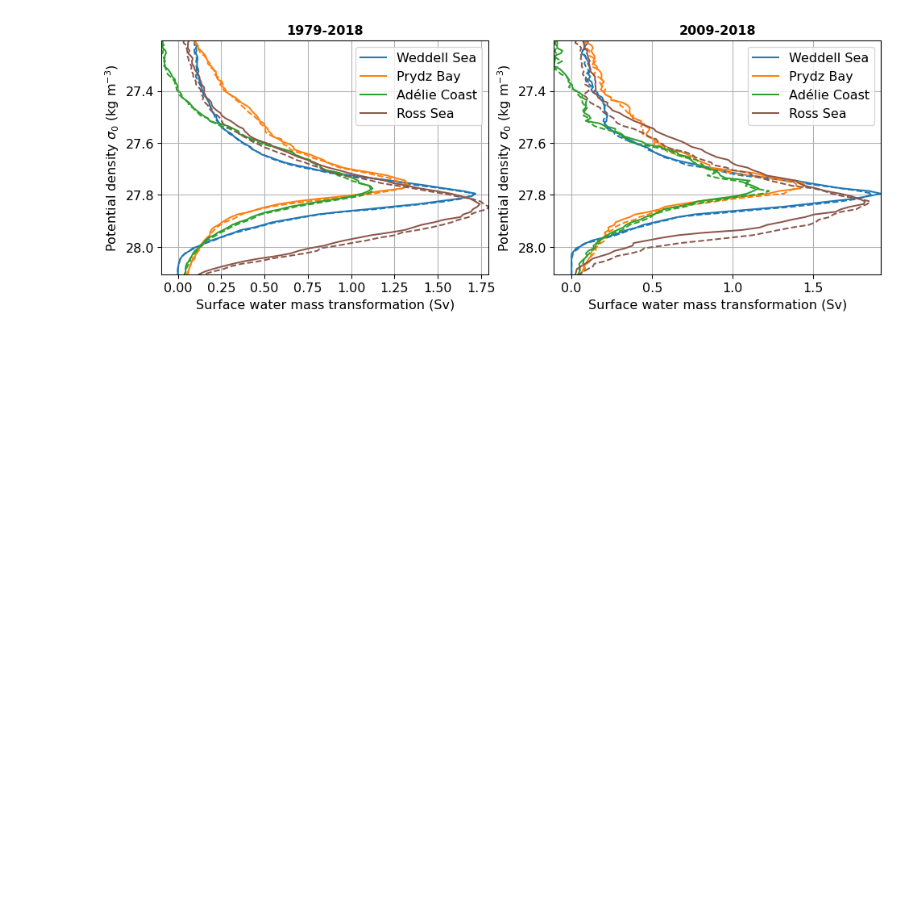
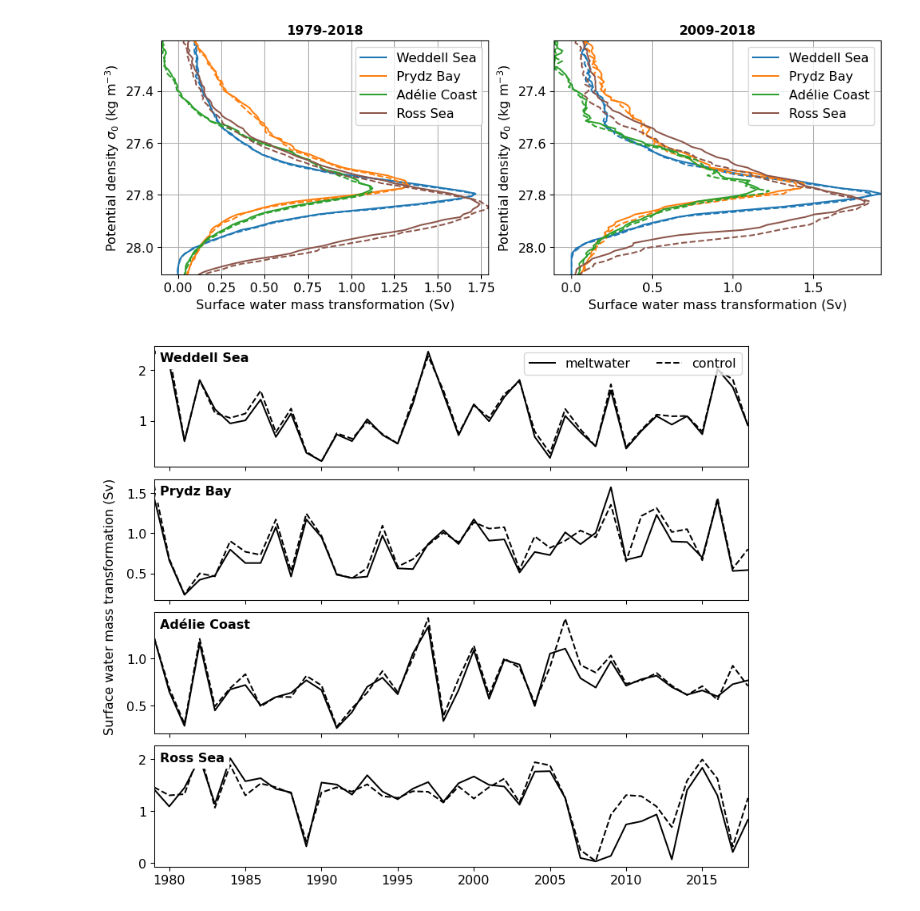
Before and after one commit to adele-morrison/IAF-meltwater, a Jupyter notebook: notebooks/SWMT_plots.ipynb, the cells around one changed output. Cells and saved outputs as stored; diff of their text form; code cells hidden in the pictures; blank space fills up the shorter version.

Commit message:
first time series of SWMT

```diff
--- a/notebooks/SWMT_plots.ipynb
+++ b/notebooks/SWMT_plots.ipynb
@@ -211,3 +229,12 @@ SWMT_ctrl_DSW = SWMT_ctrl_heat_DSW + SWMT_ctrl_salt_DSW
+# %%
+SWMT_DSW_yr = SWMT_DSW.sel(
+    isopycnal_bins=SWMT_DSW_sig0_bin.rename({'area': 'AREA'}).drop('AREA'),
+    area=xr.DataArray(DSW_region['name'], dims='AREA'),
+    method='nearest').rename({'AREA': 'area'}).assign_coords(area=SWMT_DSW.area).transpose()
+SWMT_ctrl_DSW_yr = SWMT_ctrl_DSW.sel(
+    isopycnal_bins=SWMT_DSW_sig0_bin.rename({'area': 'AREA'}).drop('AREA'),
+    area=xr.DataArray(DSW_region['name'], dims='AREA'),
+    method='nearest').rename({'AREA': 'area'}).assign_coords(area=SWMT_DSW.area).transpose()
 # %% [markdown]
 ## Plots
 # %%
@@ -449,3 +476,30 @@ plt.title('2009-2018', fontweight='bold')
 plt.show()
 # %% [output]
 [figure]
+# %%
+fig = plt.figure(figsize=(10, 9))
+plt.subplots_adjust(hspace=0.1)
+
+for a, area_text in enumerate(DSW_region['name']):
+    plt.subplot(4, 1, a+1)
+    plt.plot(SWMT_DSW_yr.time, SWMT_DSW_yr.sel(area=area_text), color='k',
+            label='meltwater')
+    plt.plot(SWMT_ctrl_DSW_yr.time, SWMT_ctrl_DSW_yr.sel(area=area_text),
+             color='k', linestyle='--', label='control')
+
+    plt.text(0.01, 0.87, DSW_region['name_long'][a],
+             fontweight='bold', backgroundcolor='w', transform=plt.gca().transAxes)
+    plt.autoscale(enable=True, axis='x', tight=True)
+    if a == 0:
+        plt.legend(ncol=2, loc='upper right')
+    if a < 3:
+        plt.gca().set_xticklabels([])
+
+ax = plt.gcf().add_subplot(111, frameon=False)
+ax.tick_params(labelcolor='none', top=False, bottom=False, left=False,
+               right=False)
+ax.set_ylabel('Surface water mass transformation (Sv)', labelpad=10)
+
+plt.show()
+# %% [output]
+[figure, added]
```
Also changed, not shown: parts of 2 cells of this notebook.
